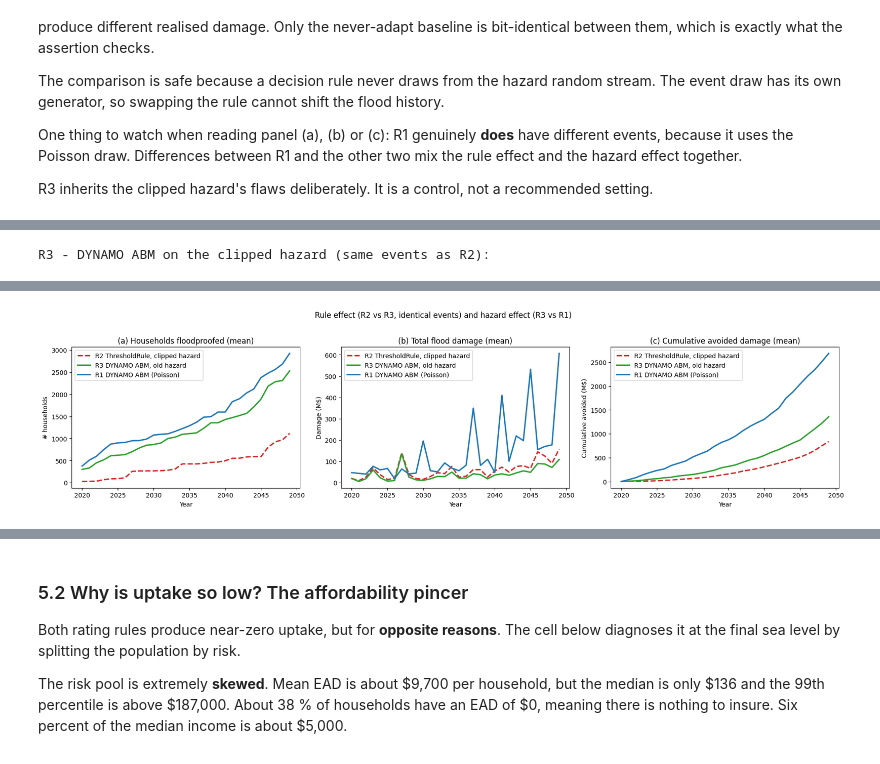
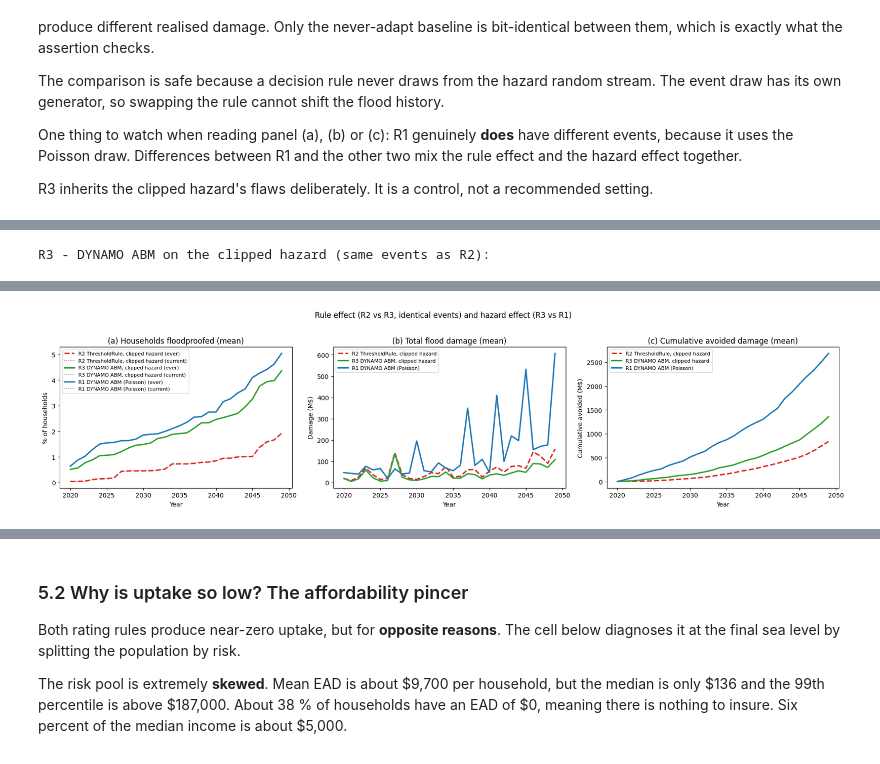
Before and after one commit to Deltares-research/FloodAdapt-ABM, a Jupyter notebook: notebooks/2_run_coupled_abm.ipynb, the cells around one changed output, grey strips where cells are left out. Cells and saved outputs as stored; diff of their text form; code cells hidden in the pictures.

Commit message:
chore: improvements after last meeting with the team

```diff
--- a/notebooks/2_run_coupled_abm.ipynb
+++ b/notebooks/2_run_coupled_abm.ipynb
@@ -711,15 +662,20 @@ baseline_engine = SimulationEngine(
 )
 # n_jobs=-1: the parallel Monte-Carlo backend is bit-identical to sequential.
 baseline = baseline_engine.run(slr_values, no_seq=NO_SEQ, seed=SEED, n_jobs=-1)
-base_damage = baseline["damage_history"].astype(np.float64)
 
-summary_table, dmg_year, avoided_year = create_summary_table(n_adapted, adoption, damage, base_damage, NO_SEQ)
+# Per sequence, then MEAN and STD. 'final floodproofed (%)' is the stock in
+# the last year, 'ever floodproofed (%)' the cumulative share (Section 2.2).
+summary_table = analysis.create_summary_table(results, baseline)
+
+# Keep only the baseline damage cube (float32, ~35 MB on the real table): the
+# figures of Sections 4.2 and 4.3 measure R1 against it.
+r1_baseline = {"damage_history": baseline["damage_history"]}
 
 # Memory hygiene: every engine memoises ~90 MB of interpolated damage matrices
 # per SLR value (~2.7 GB over this 30-step trajectory). Free what this section
 # no longer needs so the later multi-run sections do not exhaust RAM.
-baseline_engine._data.clear_interp_cache()
-del baseline, baseline_engine, base_damage
+baseline_engine.clear_cache()
+del baseline, baseline_engine
 gc.collect()
 
 summary_table
@@ -790,7 +747,7 @@ clipped_engine = SimulationEngine(
     income_percentile_per_agent=income_percentiles,
 )
 clipped_res = clipped_engine.run(slr_values, no_seq=NO_SEQ, seed=SEED, n_jobs=-1)
-clipped_engine._data.clear_interp_cache()   # memory hygiene (see Section 4.1)
+clipped_engine.clear_cache()   # memory hygiene (see Section 4.1)
 
 # --- R2's never-adapt baseline (same clipped event stream) -------------------
 clipped_base_config = CouplingConfig(
@@ -804,7 +761,7 @@ clipped_base_engine = SimulationEngine(
     income_percentile_per_agent=income_percentiles,
 )
 clipped_base = clipped_base_engine.run(slr_values, no_seq=NO_SEQ, seed=SEED, n_jobs=-1)
-clipped_base_engine._data.clear_interp_cache()
+clipped_base_engine.clear_cache()
 
 # --- R3: DYNAMO ABM on the clipped hazard (same event draws as R2) -----------
 matched_config = CouplingConfig(
@@ -831,7 +788,7 @@ matched_engine = SimulationEngine(
     income_percentile_per_agent=income_percentiles,
 )
 matched_res = matched_engine.run(slr_values, no_seq=NO_SEQ, seed=SEED, n_jobs=-1)
-matched_engine._data.clear_interp_cache()
+matched_engine.clear_cache()
 
 # Verify the shared-events premise: a never-adapt run under R3's hazard settings
 # must reproduce R2's baseline damages bit-for-bit (damages depend only on events).
@@ -845,65 +802,47 @@ matched_base_engine = SimulationEngine(
     income_percentile_per_agent=income_percentiles,
 )
 matched_base = matched_base_engine.run(slr_values, no_seq=NO_SEQ, seed=SEED, n_jobs=-1)
-matched_base_engine._data.clear_interp_cache()
+matched_base_engine.clear_cache()
 assert np.array_equal(matched_base["damage_history"], clipped_base["damage_history"]), \
     "R2 and R3 do not share the same event draws"
 print("SHARED EVENTS OK : R2 and R3 see bit-identical flood histories")
 
-clipped_damage    = clipped_res["damage_history"].astype(np.float64)
-clipped_adoption  = clipped_res["adoption_fraction"]
-clipped_n_adapted = clipped_res["adapted_history"].sum(axis=1)
-clipped_base_dmg  = clipped_base["damage_history"].astype(np.float64)
-
-matched_damage    = matched_res["damage_history"].astype(np.float64)
-matched_adoption  = matched_res["adoption_fraction"]
-matched_n_adapted = matched_res["adapted_history"].sum(axis=1)
-
 # Same format as Section 4.1; baseline = the clipped never-adapt run for both.
-clipped_summary, clipped_dmg_year, clipped_avoided_year = create_summary_table(
-    clipped_n_adapted, clipped_adoption, clipped_damage, clipped_base_dmg, NO_SEQ)
-matched_summary, matched_dmg_year, matched_avoided_year = create_summary_table(
-    matched_n_adapted, matched_adoption, matched_damage, clipped_base_dmg, NO_SEQ)
 print("\nR2 - ThresholdRule on the clipped hazard:")
-display(clipped_summary)
+display(analysis.create_summary_table(clipped_res, clipped_base))
 print("R3 - DYNAMO ABM on the clipped hazard (same events as R2):")
-display(matched_summary)
+display(analysis.create_summary_table(matched_res, clipped_base))
 
 # Overlay: rule effect (R2 vs R3, identical events) + hazard effect (R3 vs R1).
-fig, axes = plt.subplots(1, 3, figsize=(18, 4.4))
-runs = [
-    ("R2 ThresholdRule, clipped hazard", clipped_n_adapted,  clipped_dmg_year,  clipped_avoided_year,  "C3", "--"),
-    ("R3 DYNAMO ABM, old hazard",    matched_n_adapted, matched_dmg_year, matched_avoided_year, "C2", "-"),
-    ("R1 DYNAMO ABM (Poisson)",      n_adapted,         dmg_year,         avoided_year,         "C0", "-"),
-]
-for label, n_ad, dmg, avoided, c, ls in runs:
-    axes[0].plot(years, n_ad.mean(0), color=c, ls=ls, lw=2.2, label=label)
-    axes[1].plot(years, dmg.mean(0), color=c, ls=ls, lw=2.2, label=label)
-    axes[2].plot(years, np.cumsum(avoided, axis=1).mean(0), color=c, ls=ls, lw=2.2, label=label)
-axes[0].set_title("(a) Households floodproofed (mean)")
-axes[0].set_xlabel("Year"); axes[0].set_ylabel("# households"); axes[0].legend()
-axes[1].set_title("(b) Total flood damage (mean)")
-axes[1].set_xlabel("Year"); axes[1].set_ylabel("Damage (M$)"); axes[1].legend()
-axes[2].set_title("(c) Cumulative avoided damage (mean)")
-axes[2].set_xlabel("Year"); axes[2].set_ylabel("Cumulative avoided (M$)"); axes[2].legend()
-fig.suptitle("Rule effect (R2 vs R3, identical events) and hazard effect (R3 vs R1)", y=1.02)
-fig.tight_layout(); plt.show()
+# Each run is measured against the never-adapt baseline of its own hazard.
+runs = {
+    "R2 ThresholdRule, clipped hazard": clipped_res,
+    "R3 DYNAMO ABM, clipped hazard":    matched_res,
+    "R1 DYNAMO ABM (Poisson)":          results,
+}
+run_baselines = {
+    "R2 ThresholdRule, clipped hazard": clipped_base,
+    "R3 DYNAMO ABM, clipped hazard":    clipped_base,
+    "R1 DYNAMO ABM (Poisson)":          r1_baseline,
+}
+run_styles = {
+    "R2 ThresholdRule, clipped hazard": ("C3", "--"),
+    "R3 DYNAMO ABM, clipped hazard":    ("C2", "-"),
+    "R1 DYNAMO ABM (Poisson)":          ("C0", "-"),
+}
+fig = plotting.plot_rule_hazard_comparison(
+    years, runs, {k: v["damage_history"] for k, v in run_baselines.items()},
+    styles=run_styles,
+    title="Rule effect (R2 vs R3, identical events) and hazard effect (R3 vs R1)",
+)
+plt.show()
 
-print("Rule effect (identical event draws, identical income):")
-print(f"  R2 ThresholdRule, clipped hazard: final adopted {clipped_adoption[:, -1].mean():5.1%}"
-      f" | cum. damage {clipped_dmg_year.sum(1).mean():>8,.0f} M$"
-      f" | cum. avoided {clipped_avoided_year.sum(1).mean():>7,.0f} M$")
-print(f"  R3 DYNAMO ABM, clipped hazard   : final adopted {matched_adoption[:, -1].mean():5.1%}"
-      f" | cum. damage {matched_dmg_year.sum(1).mean():>8,.0f} M$"
-      f" | cum. avoided {matched_avoided_year.sum(1).mean():>7,.0f} M$")
-print("Hazard effect (same rule, clipped draw vs Poisson):")
-print(f"  R1 DYNAMO ABM               : final adopted {adoption[:, -1].mean():5.1%}"
-      f" | cum. damage {dmg_year.sum(1).mean():>8,.0f} M$"
-      f" | cum. avoided {avoided_year.sum(1).mean():>7,.0f} M$")
+# Rule effect (identical event draws, identical income) and hazard effect
+# (same rule, clipped draw vs Poisson), one row per run.
+display(analysis.scenario_summary(runs, baselines=run_baselines))
 
-# Memory hygiene: keep only the aggregates used above.
-del clipped_res, clipped_base, matched_res, matched_base
-del clipped_damage, matched_damage, clipped_base_dmg
+# Memory hygiene: keep only R1's results and baseline for the sections below.
+del clipped_res, clipped_base, matched_res, matched_base, runs, run_baselines
 del clipped_engine, clipped_base_engine, matched_engine, matched_base_engine
 gc.collect();
 # %% [output]
@@ -944 +883 @@ R3 - DYNAMO ABM on the clipped hazard (same events as R2):
-[figure, old version]
+[figure, new version]
```
Also changed, not shown: parts of 14 cells of this notebook, 10 other files.
